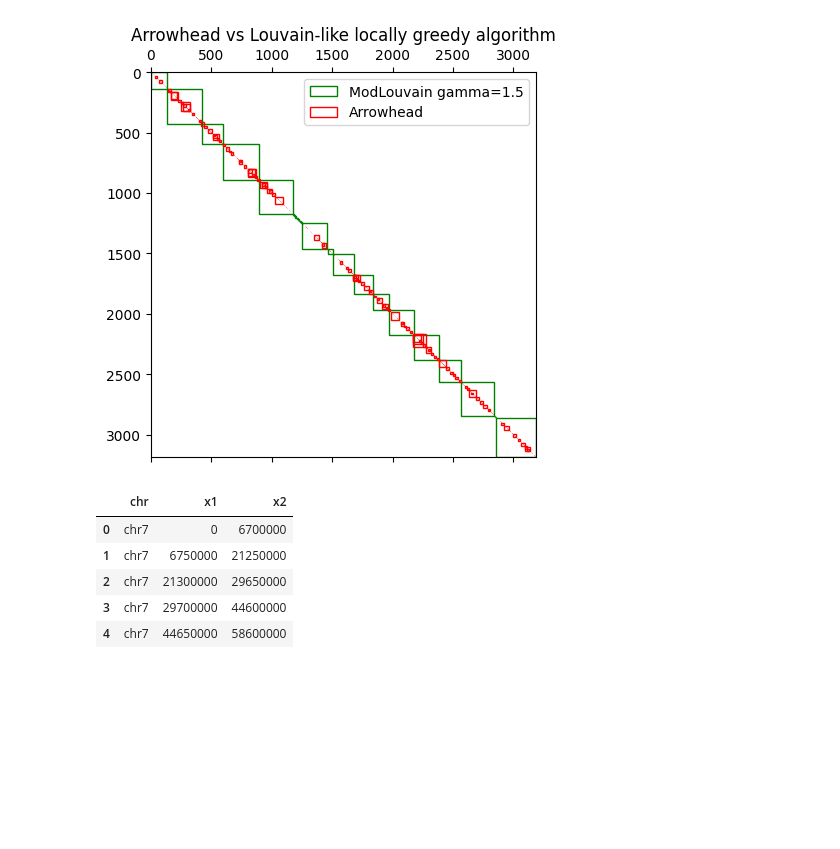
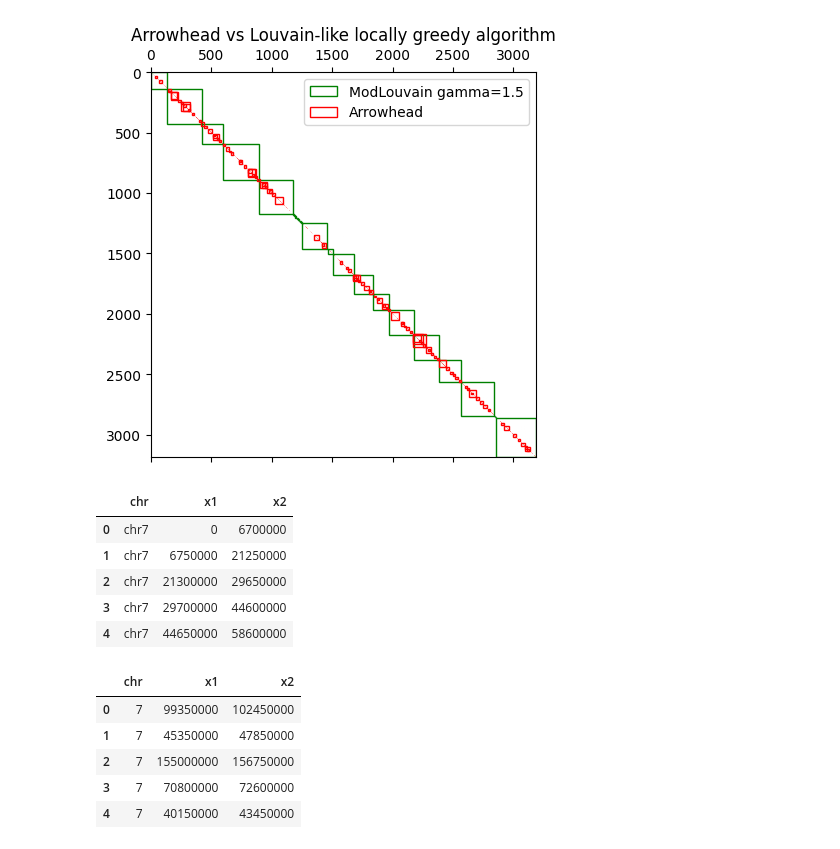
Before and after one commit to jakfol1217/genomics_proj2, a Jupyter notebook: Kamiński_Fołtyn_project2_clean.ipynb, the cells around one changed output. Saved outputs shown, nothing was run; the diff lists cells and outputs as text; code cells hidden in the pictures; blank space fills up the shorter version.

```diff
--- a/Kamiński_Fołtyn_project2_clean.ipynb
+++ b/Kamiński_Fołtyn_project2_clean.ipynb
@@ -442,0 +453,18 @@ save_communities(communities_pd, resolution, chromosome)
+# %%
+arrow_communities = pd.read_csv(
+    "chr7/50000_blocks.bedpe",
+    sep="\t",
+    header=None,
+    comment="#",
+    usecols=range(3),
+    names=["chr", "x1", "x2"],
+)
+# %%
+arrow_communities.head()
+# %% [output]
+|  | chr | x1 | x2 |
+| 0 | 7 | 99350000 | 102450000 |
+| 1 | 7 | 45350000 | 47850000 |
+| 2 | 7 | 155000000 | 156750000 |
+| 3 | 7 | 70800000 | 72600000 |
+| 4 | 7 | 40150000 | 43450000 |
```
Also changed, not shown: parts of 9 cells of this notebook, 1 other file.
